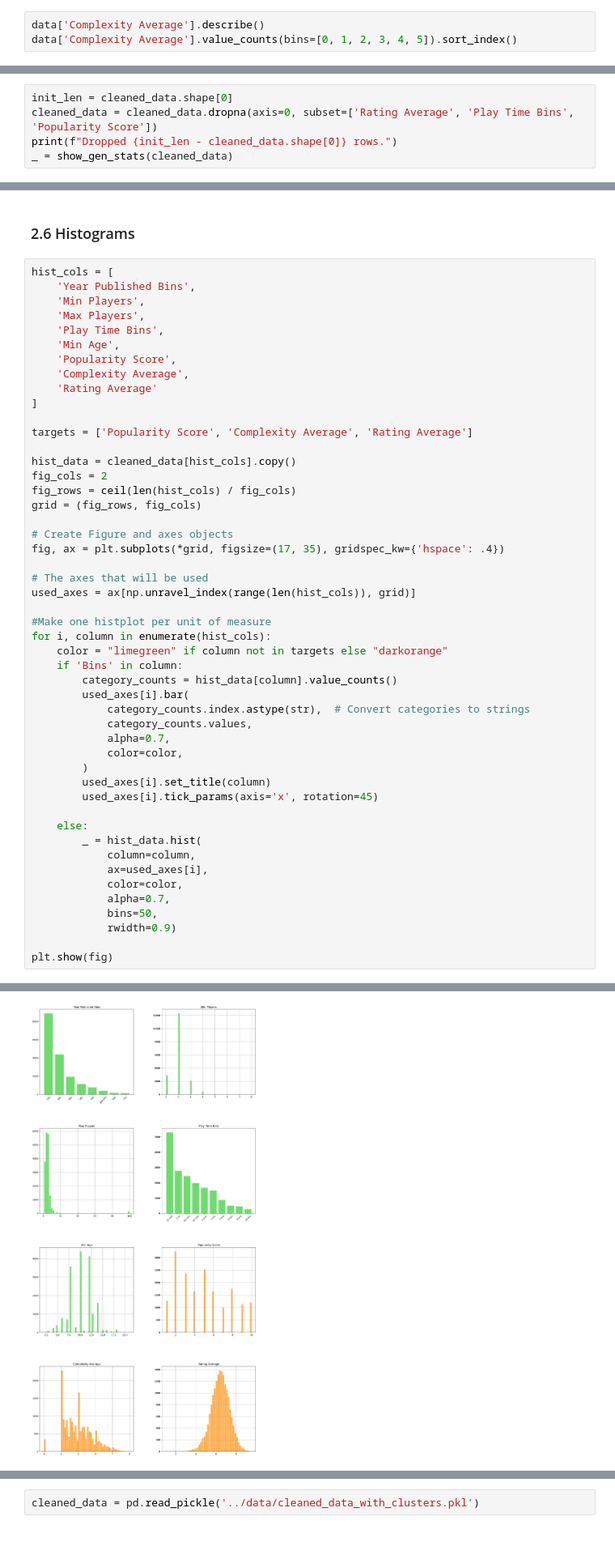
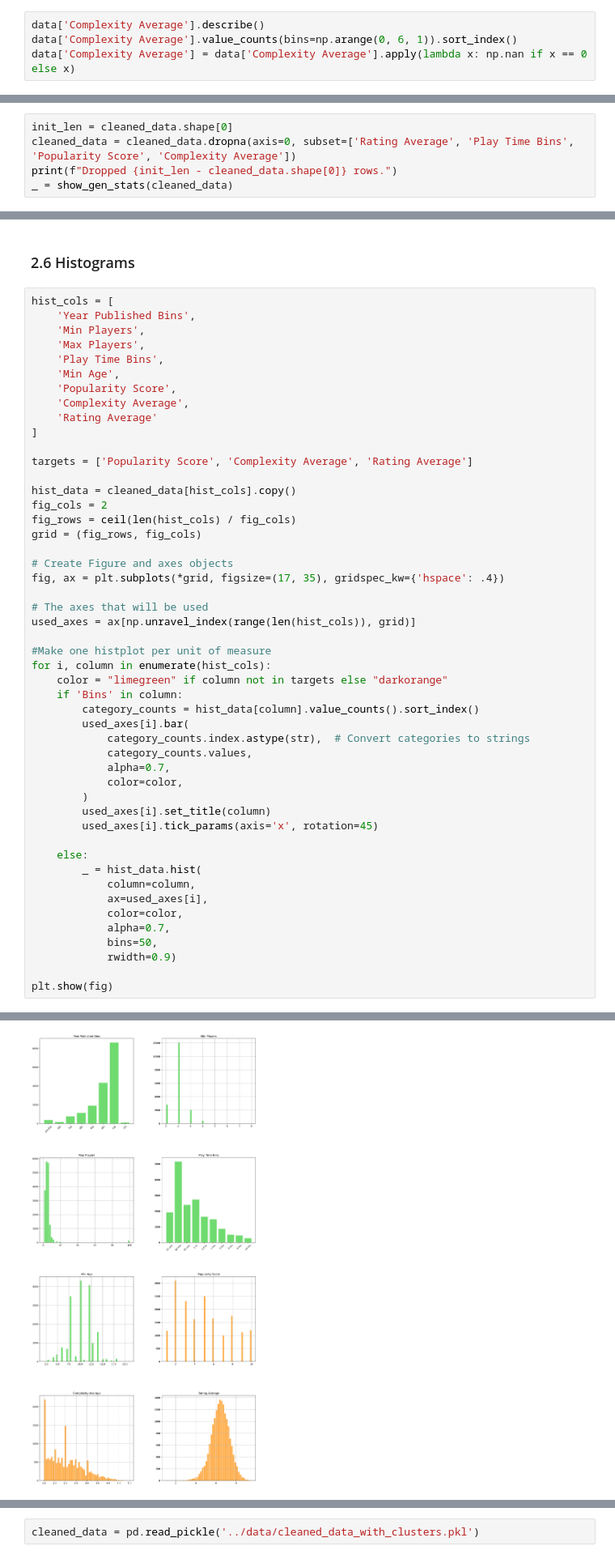
Before and after one commit to NicolasVerachtert/fastAI, a Jupyter notebook: research/notebooks/1. Cleanup_Feature_Engineering.ipynb, the cells around one changed output, grey strips where cells are left out. Shown at 81% size. Drawn from its saved outputs; the diff is of its cells as text.

```diff
--- a/research/notebooks/1. Cleanup_Feature_Engineering.ipynb
+++ b/research/notebooks/1. Cleanup_Feature_Engineering.ipynb
@@ -315,6 +312,7 @@ memory usage: 317.8 KB
 # %%
 data['Complexity Average'].describe()
-data['Complexity Average'].value_counts(bins=[0, 1, 2, 3, 4, 5]).sort_index()
+data['Complexity Average'].value_counts(bins=np.arange(0, 6, 1)).sort_index()
+data['Complexity Average'] = data['Complexity Average'].apply(lambda x: np.nan if x == 0 else x)
 # %% [output]
 count    20338.000000
 mean         1.990826
@@ -372,7 +379,7 @@ _ = show_gen_stats(cleaned_data)
 | Popularity Score | 20,314.00 | 4.84 | 2.70 | 1.00 | 10.00 | 0.12 | 24 |
 # %%
 init_len = cleaned_data.shape[0]
-cleaned_data = cleaned_data.dropna(axis=0, subset=['Rating Average', 'Play Time Bins', 'Popularity Score'])
+cleaned_data = cleaned_data.dropna(axis=0, subset=['Rating Average', 'Play Time Bins', 'Popularity Score', 'Complexity Average'])
 print(f"Dropped {init_len - cleaned_data.shape[0]} rows.")
 _ = show_gen_stats(cleaned_data)
 # %% [output]
@@ -412,35 +432,35 @@ fig, ax = plt.subplots(*grid, figsize=(17, 35), gridspec_kw={'hspace': .4})
 used_axes = ax[np.unravel_index(range(len(hist_cols)), grid)]
 
 #Make one histplot per unit of measure
 for i, column in enumerate(hist_cols):
     color = "limegreen" if column not in targets else "darkorange"
     if 'Bins' in column:
-        category_counts = hist_data[column].value_counts()
+        category_counts = hist_data[column].value_counts().sort_index()
         used_axes[i].bar(
             category_counts.index.astype(str),  # Convert categories to strings
             category_counts.values,
             alpha=0.7,
             color=color,
         )
         used_axes[i].set_title(column)
         used_axes[i].tick_params(axis='x', rotation=45)
 
     else:
         _ = hist_data.hist(
             column=column,
             ax=used_axes[i],
             color=color,
             alpha=0.7,
             bins=50,
             rwidth=0.9)
 
 plt.show(fig)
 # %% [output]
 <BarContainer object of 8 artists>
 Text(0.5, 1.0, 'Year Published Bins')
 <BarContainer object of 10 artists>
 Text(0.5, 1.0, 'Play Time Bins')
-[figure, old version]
+[figure, new version]
 # %% [markdown]
 ### 2.8 List Features
 #### 2.8.1 Domains
```
Also changed, not shown: parts of 28 cells of this notebook, 13 other files.
